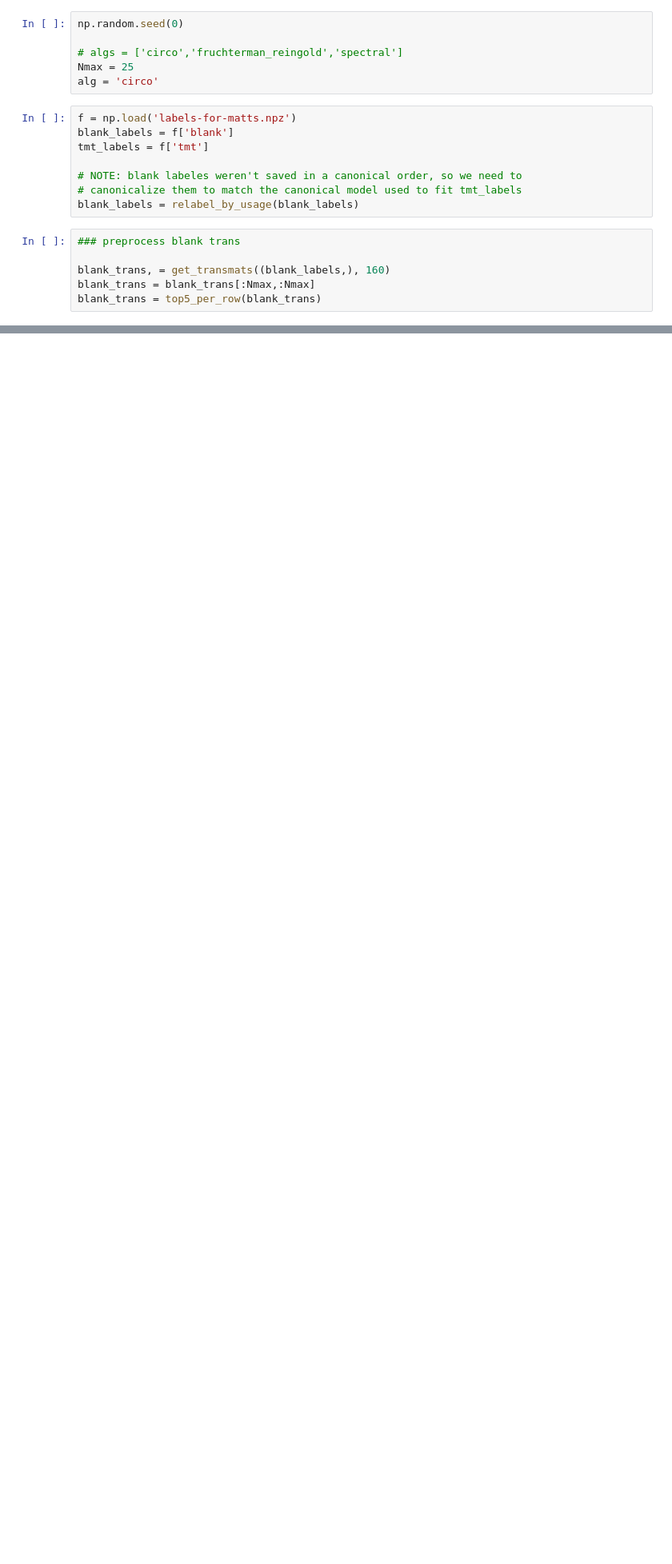
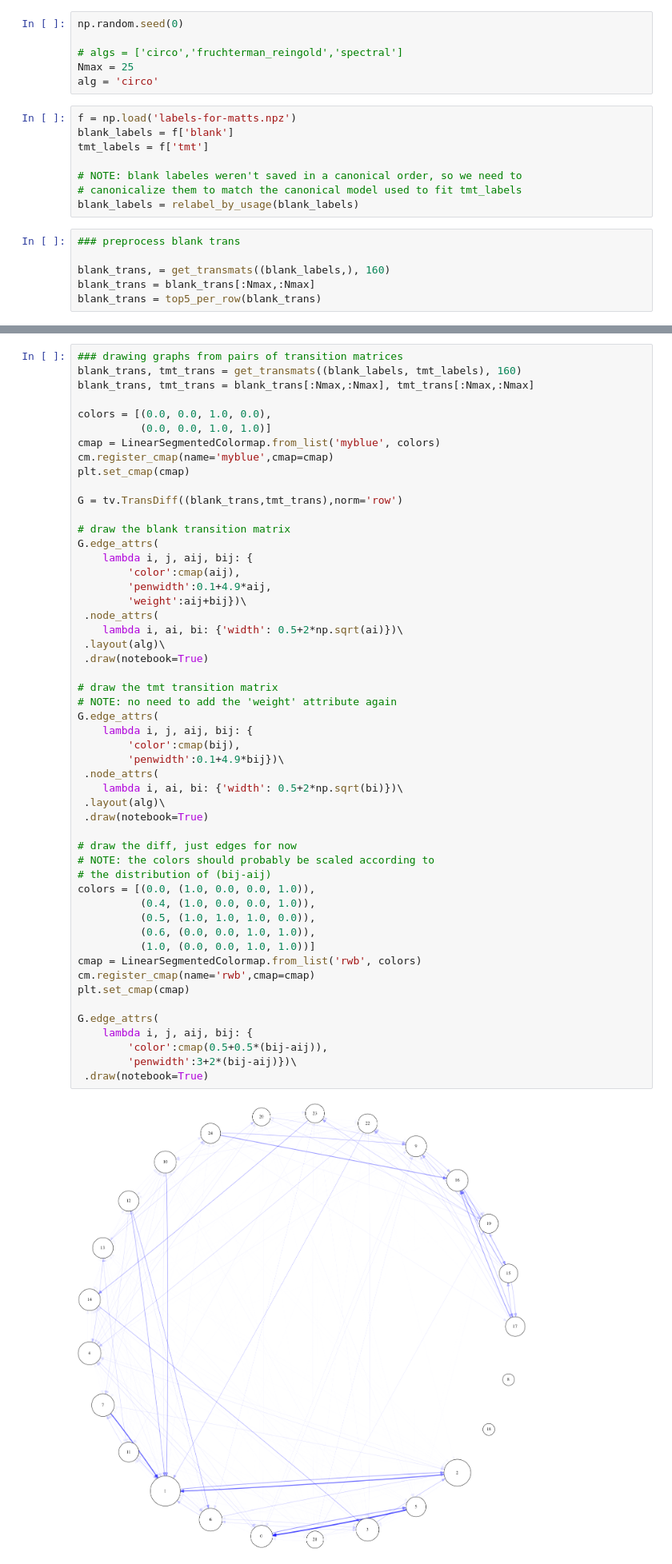
Before and after one commit to afcarl/transviz, a Jupyter notebook: Trans Graphs.ipynb, the cells around one changed output, grey strips where cells are left out. Shown at 80% size. Saved outputs shown, nothing was run; the diff lists cells and outputs as text; blank space fills up the shorter version.

```diff
--- a/Trans Graphs.ipynb
+++ b/Trans Graphs.ipynb
@@ -63,0 +63,54 @@ G3.edge_attrs(
+# %%
+### drawing graphs from pairs of transition matrices
+blank_trans, tmt_trans = get_transmats((blank_labels, tmt_labels), 160)
+blank_trans, tmt_trans = blank_trans[:Nmax,:Nmax], tmt_trans[:Nmax,:Nmax]
+
+colors = [(0.0, 0.0, 1.0, 0.0),
+          (0.0, 0.0, 1.0, 1.0)]
+cmap = LinearSegmentedColormap.from_list('myblue', colors)
+cm.register_cmap(name='myblue',cmap=cmap)
+plt.set_cmap(cmap)
+
+G = tv.TransDiff((blank_trans,tmt_trans),norm='row')
+
+# draw the blank transition matrix
+G.edge_attrs(
+    lambda i, j, aij, bij: {
+        'color':cmap(aij),
+        'penwidth':0.1+4.9*aij,
+        'weight':aij+bij})\
+ .node_attrs(
+    lambda i, ai, bi: {'width': 0.5+2*np.sqrt(ai)})\
+ .layout(alg)\
+ .draw(notebook=True)
+
+# draw the tmt transition matrix
+# NOTE: no need to add the 'weight' attribute again
+G.edge_attrs(
+    lambda i, j, aij, bij: {
+        'color':cmap(bij),
+        'penwidth':0.1+4.9*bij})\
+ .node_attrs(
+    lambda i, ai, bi: {'width': 0.5+2*np.sqrt(bi)})\
+ .layout(alg)\
+ .draw(notebook=True)
+
+# draw the diff, just edges for now
+# NOTE: the colors should probably be scaled according to
+# the distribution of (bij-aij)
+colors = [(0.0, (1.0, 0.0, 0.0, 1.0)),
+          (0.4, (1.0, 0.0, 0.0, 1.0)),
+          (0.5, (1.0, 1.0, 1.0, 0.0)),
+          (0.6, (0.0, 0.0, 1.0, 1.0)),
+          (1.0, (0.0, 0.0, 1.0, 1.0))]
+cmap = LinearSegmentedColormap.from_list('rwb', colors)
+cm.register_cmap(name='rwb',cmap=cmap)
+plt.set_cmap(cmap)
+
+G.edge_attrs(
+    lambda i, j, aij, bij: {
+        'color':cmap(0.5+0.5*(bij-aij)),
+        'penwidth':3+2*(bij-aij)})\
+ .draw(notebook=True)
+# %% [output]
+[figure, added]
```
Also changed, not shown: parts of 2 cells of this notebook, 1 other file.
